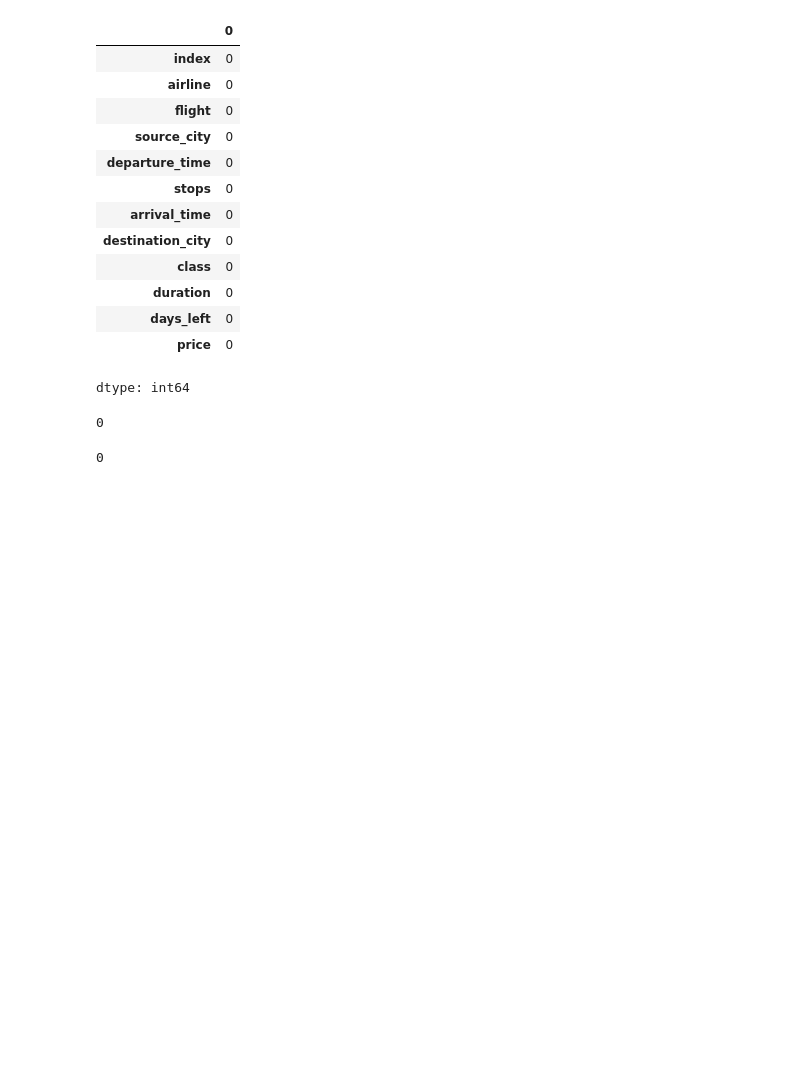
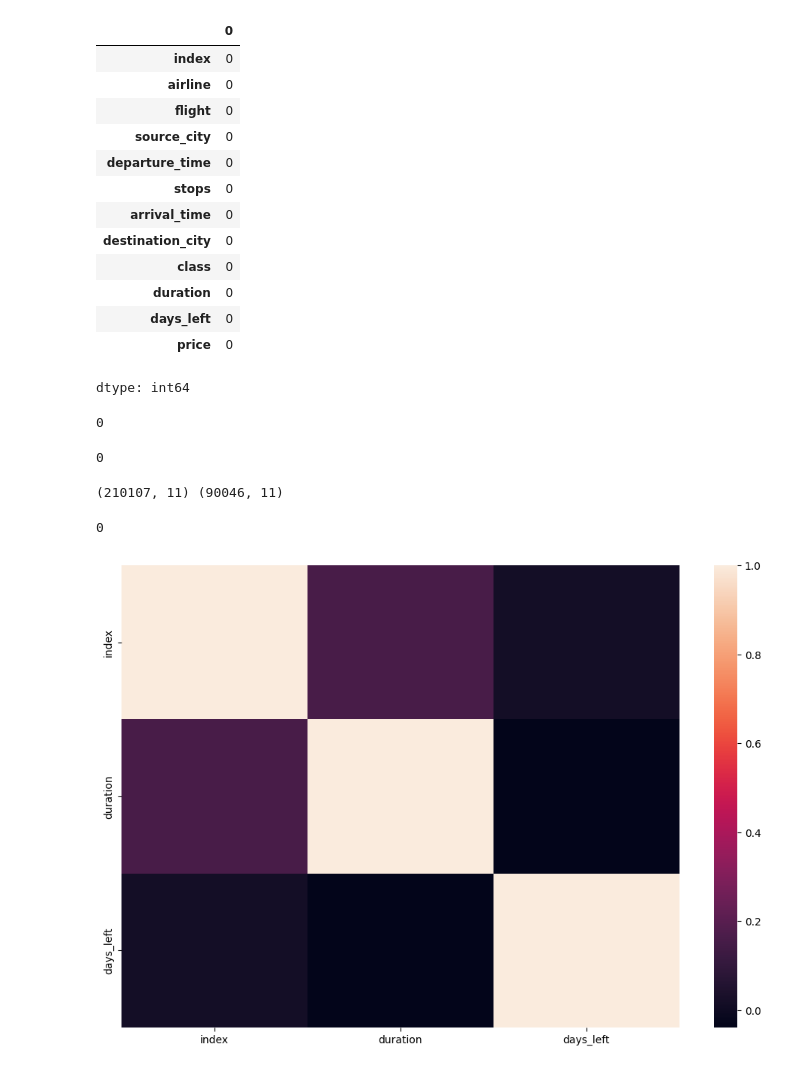
Before and after one commit to RahulArra/Machine-Learning, a Jupyter notebook: Week3.ipynb, the cells around one changed output. Drawn from its saved outputs; the diff is of its cells as text; code cells hidden in the pictures; blank space fills up the shorter version.

```diff
--- a/Week3.ipynb
+++ b/Week3.ipynb
@@ -132,3 +132,9 @@ for features in x_train.columns :
 len(quasi_const_fea)
 # %% [output]
 0
+# %%
+x_train.drop(labels=quasi_const_fea, axis = 1, inplace = True)
+x_test.drop(labels=quasi_const_fea, axis = 1, inplace = True)
+print(x_train.shape, x_test.shape)
+# %% [output]
+(210107, 11) (90046, 11)
@@ -134,0 +148,15 @@ len(quasi_const_fea)
+# %%
+duplicated_features=set(duplicated_fea)
+print(len(duplicated_features))
+# %% [output]
+0
+# %%
+import matplotlib.pyplot as plt
+import seaborn as sns
+
+corrmat = x_train.select_dtypes(include=np.number).corr()
+fig,ax = plt.subplots(figsize=(12, 8))
+sns.heatmap(corrmat)
+plt.show()
+# %% [output]
+[figure, added]
```
Also changed, not shown: parts of 3 cells of this notebook.
